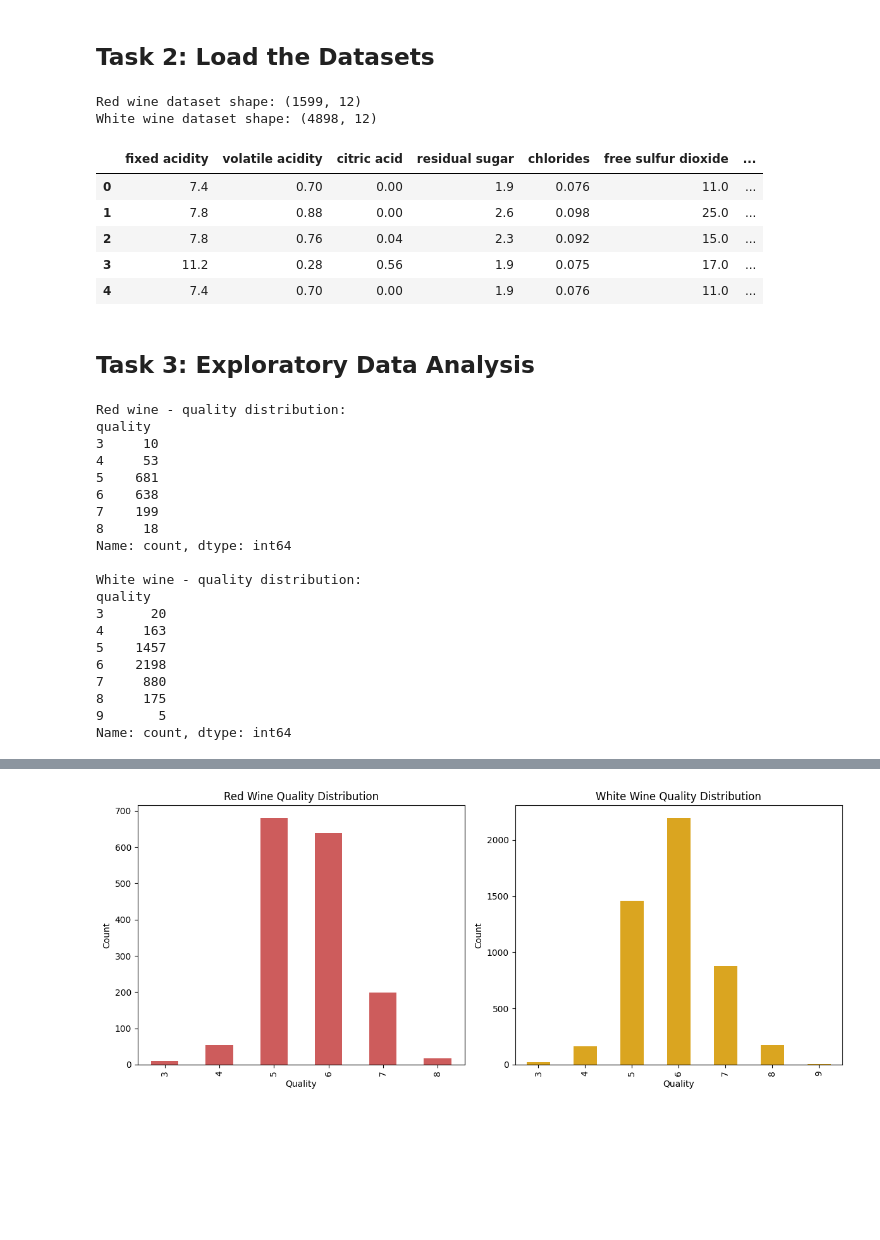
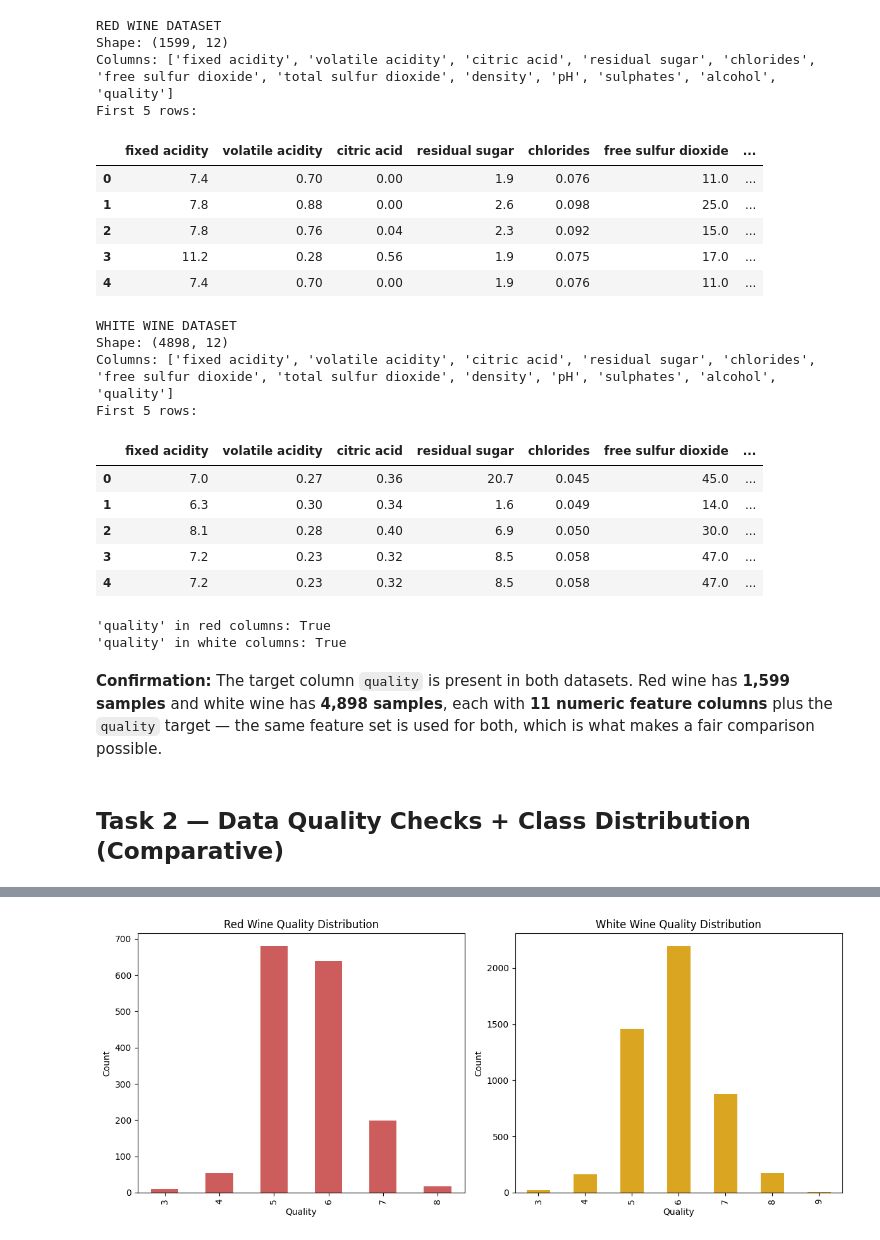
Before and after one commit to manidixit16/aimlassignment, a Jupyter notebook: Wine_Quality_Comparative_Study_Mani_PGDSAI3.ipynb, the cells around one changed output, grey strips where cells are left out. Drawn from its saved outputs; the diff is of its cells as text; code cells hidden in the pictures; blank space fills up the shorter version.

Commit message:
Align notebook with full assignment spec: Section 1, Task 1-7 headings, duplicates check, class %, written interpretations, Task 6 observation column

```diff
--- a/Wine_Quality_Comparative_Study_Mani_PGDSAI3.ipynb
+++ b/Wine_Quality_Comparative_Study_Mani_PGDSAI3.ipynb
@@ -21,50 +49,55 @@ from sklearn.metrics import accuracy_score, f1_score, classification_report, con
 
 %matplotlib inline
 plt.rcParams['figure.figsize'] = (6, 5)
-# %% [markdown]
-## Task 2: Load the Datasets
 # %%
+# Load both datasets using sep=";"
 red = pd.read_csv('winequality-red.csv', sep=';')
 white = pd.read_csv('winequality-white.csv', sep=';')
 
-print("Red wine dataset shape:", red.shape)
-print("White wine dataset shape:", white.shape)
-red.head()
+print("RED WINE DATASET")
+print("Shape:", red.shape)
+print("Columns:", red.columns.tolist())
+print("First 5 rows:")
+display(red.head())
 # %% [output]
-Red wine dataset shape: (1599, 12)
-White wine dataset shape: (4898, 12)
+RED WINE DATASET
+Shape: (1599, 12)
+Columns: ['fixed acidity', 'volatile acidity', 'citric acid', 'residual sugar', 'chlorides', 'free sulfur dioxide', 'total sulfur dioxide', 'density', 'pH', 'sulphates', 'alcohol', 'quality']
+First 5 rows:
 |  | fixed acidity | volatile acidity | citric acid | residual sugar | chlorides | free sulfur dioxide | ... |
 | 0 | 7.4 | 0.70 | 0.00 | 1.9 | 0.076 | 11.0 | ... |
 | 1 | 7.8 | 0.88 | 0.00 | 2.6 | 0.098 | 25.0 | ... |
 | 2 | 7.8 | 0.76 | 0.04 | 2.3 | 0.092 | 15.0 | ... |
 | 3 | 11.2 | 0.28 | 0.56 | 1.9 | 0.075 | 17.0 | ... |
 | 4 | 7.4 | 0.70 | 0.00 | 1.9 | 0.076 | 11.0 | ... |
-# %% [markdown]
-## Task 3: Exploratory Data Analysis
-# %%
-print("Red wine - quality distribution:")
-print(red['quality'].value_counts().sort_index())
-print()
-print("White wine - quality distribution:")
-print(white['quality'].value_counts().sort_index())
-# %% [output]
-Red wine - quality distribution:
-quality
-3     10
-4     53
-5    681
-6    638
-7    199
-8     18
-Name: count, dtype: int64
-
-White wine - quality distribution:
-quality
-3      20
-4     163
-5    1457
-6    2198
-7     880
-8     175
-9       5
-Name: count, dtype: int64
+# %%
+print("WHITE WINE DATASET")
+print("Shape:", white.shape)
+print("Columns:", white.columns.tolist())
+print("First 5 rows:")
+display(white.head())
+# %% [output]
+WHITE WINE DATASET
+Shape: (4898, 12)
+Columns: ['fixed acidity', 'volatile acidity', 'citric acid', 'residual sugar', 'chlorides', 'free sulfur dioxide', 'total sulfur dioxide', 'density', 'pH', 'sulphates', 'alcohol', 'quality']
+First 5 rows:
+|  | fixed acidity | volatile acidity | citric acid | residual sugar | chlorides | free sulfur dioxide | ... |
+| 0 | 7.0 | 0.27 | 0.36 | 20.7 | 0.045 | 45.0 | ... |
+| 1 | 6.3 | 0.30 | 0.34 | 1.6 | 0.049 | 14.0 | ... |
+| 2 | 8.1 | 0.28 | 0.40 | 6.9 | 0.050 | 30.0 | ... |
+| 3 | 7.2 | 0.23 | 0.32 | 8.5 | 0.058 | 47.0 | ... |
+| 4 | 7.2 | 0.23 | 0.32 | 8.5 | 0.058 | 47.0 | ... |
+# %%
+# Verify the target column exists in both datasets
+print("'quality' in red columns:", 'quality' in red.columns)
+print("'quality' in white columns:", 'quality' in white.columns)
+# %% [output]
+'quality' in red columns: True
+'quality' in white columns: True
+# %% [markdown]
+**Confirmation:** The target column `quality` is present in both datasets. Red wine has
+**1,599 samples** and white wine has **4,898 samples**, each with **11 numeric feature
+columns** plus the `quality` target — the same feature set is used for both, which is what
+makes a fair comparison possible.
+# %% [markdown]
+## Task 2 — Data Quality Checks + Class Distribution (Comparative)
```
Also changed, not shown: parts of 33 cells of this notebook, 1 other file.
